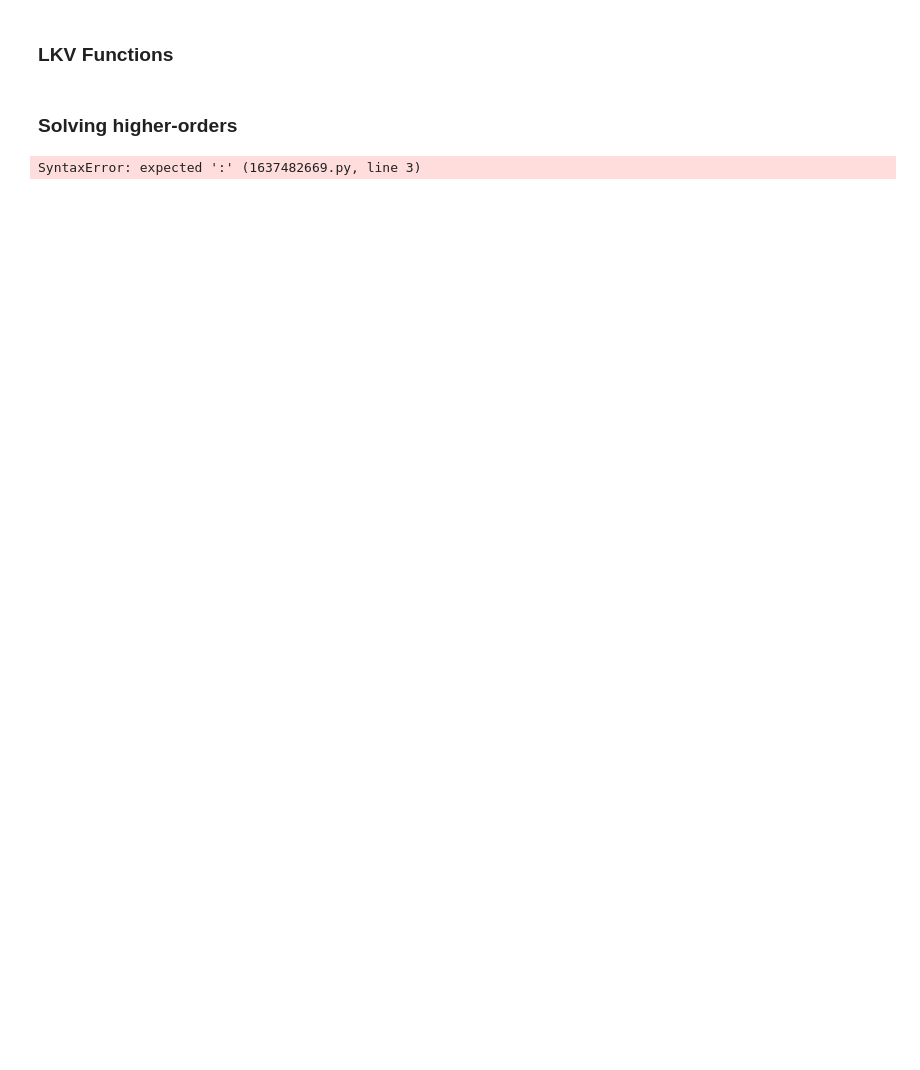
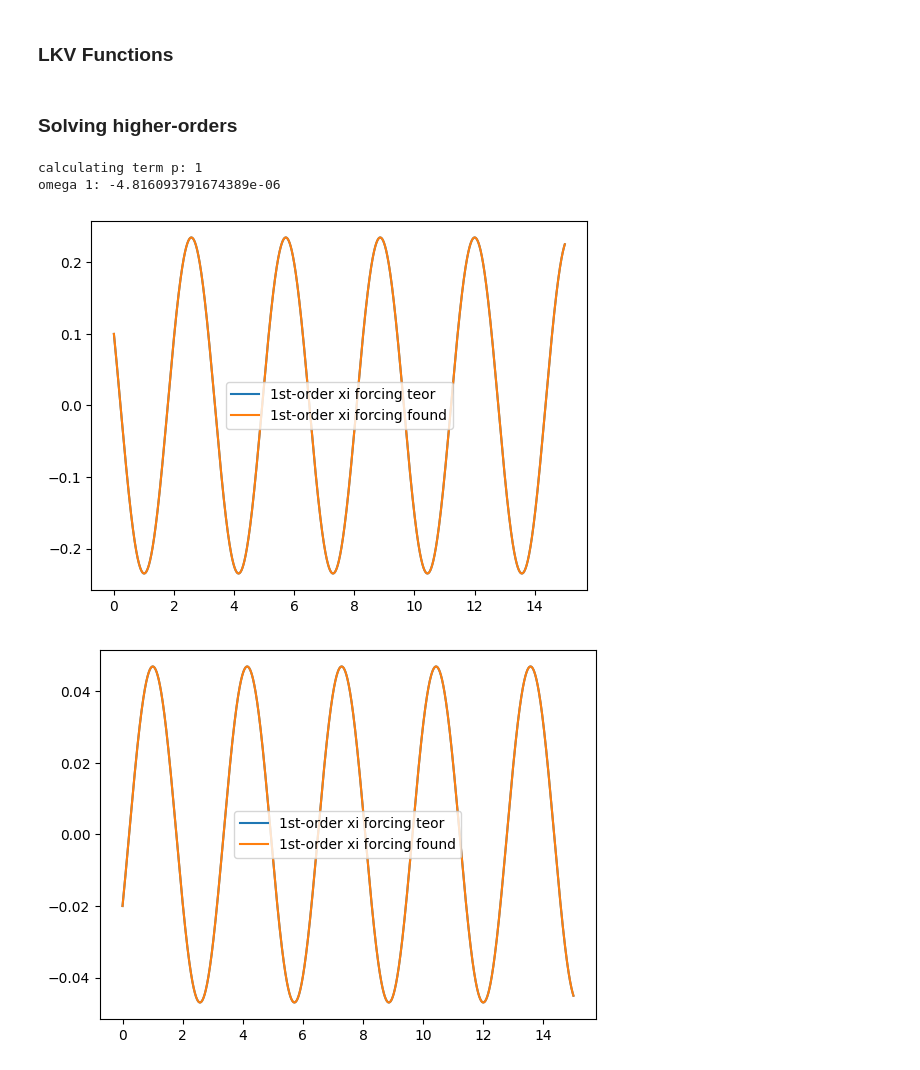
Before and after one commit to esemsc-dda24/PTL-PINNs, a Jupyter notebook: ptlpinns/results/lotka_volterra.ipynb, the cells around one changed output. Cells and saved outputs as stored; diff of their text form; code cells hidden in the pictures; blank space fills up the shorter version.

Commit message:
Lotka-Volterra implementation now yields better results with one correction than with 0 corrections. however it is still not functional

```diff
--- a/ptlpinns/results/lotka_volterra.ipynb
+++ b/ptlpinns/results/lotka_volterra.ipynb
@@ -97,20 +111,21 @@ def calc_A(N: int, x_ddot: List, w_list: List)-> List:
 # %%
-def calc_w_n(w_list, xi, xi_dot, eta, t_eval, power):
+def calc_w_n(w_list, xi, xi_dot, eta, t_eval):
 
-    lib = np if type(x[0]) == np.ndarray else torch
+    lib = np if type(xi[0]) == np.ndarray else torch
 
     mask    = (t_eval >= 0) & (t_eval <= 2*lib.pi)
     t_seg   = t_eval[mask]
 
     xi_seg = [term[mask] for term in xi]
     eta_seg = [term[mask] for term in eta]
+    xi_dot_seg = [term[mask] for term in xi_dot]
 
+    N = len(xi)
+    B = calc_B(eta_seg, xi_seg, xi_dot_seg, w_list, N)
+    K = - xi_dot_seg[0]
 
-    B = calc_B(N=len(x_ddot), x_ddot = x_ddot_seg, x = x_seg, w_list=w_list, power=power)
-    K = - xi_dot[0]
-
-    num = lib.trapezoid(B * (eta[0]), x=t_seg)
-    den = lib.trapezoid(K * (eta[0]), x=t_seg)
+    num = lib.trapezoid(B * (eta_seg[0]), x=t_seg)
+    den = lib.trapezoid(K * (eta_seg[0]), x=t_seg)
 
     w_n = num / den
 
@@ -119,31 +134,54 @@ def calc_w_n(w_list, xi, xi_dot, eta, t_eval, power):
 ### Solving higher-orders
 # %%
 n_corrections = 10
+w_list, xi_list, eta_list = [w_0], [xi_0], [eta_0]
+xi_dot, eta_dot = [np.gradient(xi_0, t_eval)], [np.gradient(eta_0, t_eval)]
 
 for p in range(1, n_corrections + 1):
 
     print(f"calculating term p: {p}")
-    w_n = calc_w_n(w_list=w_sol, x=x_lin, x_ddot=ddot_x_lin, t=t_eval)
+    w_n = calc_w_n(w_list, xi_list, xi_dot, eta_list, t_eval)
     print(f"omega {p}: {w_n}")
 
-    x_n_forcing = LP.calculate_forcing(w_n=w_n, w_list=w_sol, x=x_lin, x_ddot=ddot_x_lin)
+    xi_forcing = calculate_forcing_xi(w_n, w_list, eta_list, xi_list, xi_dot)
+    xi_forcing_interp = CubicSpline(t_eval, xi_forcing)
 
-    # defining forcing array as a function
-    x_n_forcing_interp = CubicSpline(t_eval, x_n_forcing)
+    eta_forcing = calculate_forcing_eta(w_n, w_list, eta_list, xi_list, eta_dot)
+    eta_forcing_interp = CubicSpline(t_eval, eta_forcing)
+
+    def lv_nth_order(t, z):
+        x, y = z
+        dx = - y + xi_forcing_interp(t)
+        dy = alpha * x + eta_forcing_interp(t)
+        return np.array([dx / np.sqrt(alpha), dy / np.sqrt(alpha)])
+
+    # solving x_n ode
+    xi_nth_order, eta_nth_order = (numerical.solve_ode_equation(lv_nth_order, t_span, t_eval, np.array([0,0])))
+
+    w_list.append(w_n)
+    xi_list.append(xi_nth_order)
+    eta_list.append(eta_nth_order)
+    xi_dot.append(np.gradient(xi_nth_order, t_eval))
+    eta_dot.append(np.gradient(eta_nth_order, t_eval))
+
 
     if p == 1:
-        def ode_x_n_(t, y):
-            return np.array([y[1], - (w_0 ** 2) * y[0] + x_n_forcing_interp(t) + 1/epsilon * forcing(t)])
-    else:
-        def ode_x_n(t, y):
-            return np.array([y[1], - (w_0 ** 2) * y[0] + x_n_forcing_interp(t)])
+        plt.plot(t_eval, (- xi_list[0] * eta_list[0] - w_list[1] * xi_dot[0]), label = "1st-order xi forcing teor")
+        plt.plot(t_eval, xi_forcing_interp(t_eval), label = "1st-order xi forcing found")
+        plt.legend()
+        plt.show()
 
-    # solving x_n ode
-    x_n_lin = (numerical.solve_ode_equation(ode_x_n, t_span, t_eval, np.array([0,0])))[0]
+        plt.plot(t_eval, alpha * xi_list[0] * eta_list[0] - w_list[1] * eta_dot[0], label = "1st-order xi forcing teor")
+        plt.plot(t_eval, eta_forcing_interp(t_eval), label = "1st-order xi forcing found")
+        plt.legend()
+        plt.show()
 
-
-    w_sol.append(w_n)
-    x_lin.append(x_n_lin)
-    ddot_x_lin.append(np.gradient(np.gradient(x_n_lin, t_eval), t_eval))
+    #if p == 2:
+    #    plt.plot(t_eval, (- xi_list[0] * eta_list[0] - w_list[1] * xi_dot[0]), label = "2nd-order xi forcing teor")
+    #    plt.plot(t_eval, xi_forcing_interp(t_eval), label = "2nd-order xi forcing found")
+    #    plt.legend()
 # %% [output]
-SyntaxError: expected ':' (1637482669.py, line 3)
+calculating term p: 1
+omega 1: -4.816093791674389e-06
+[figure, added]
+[figure, added]
```
Also changed, not shown: parts of 10 cells of this notebook, 3 other files.
